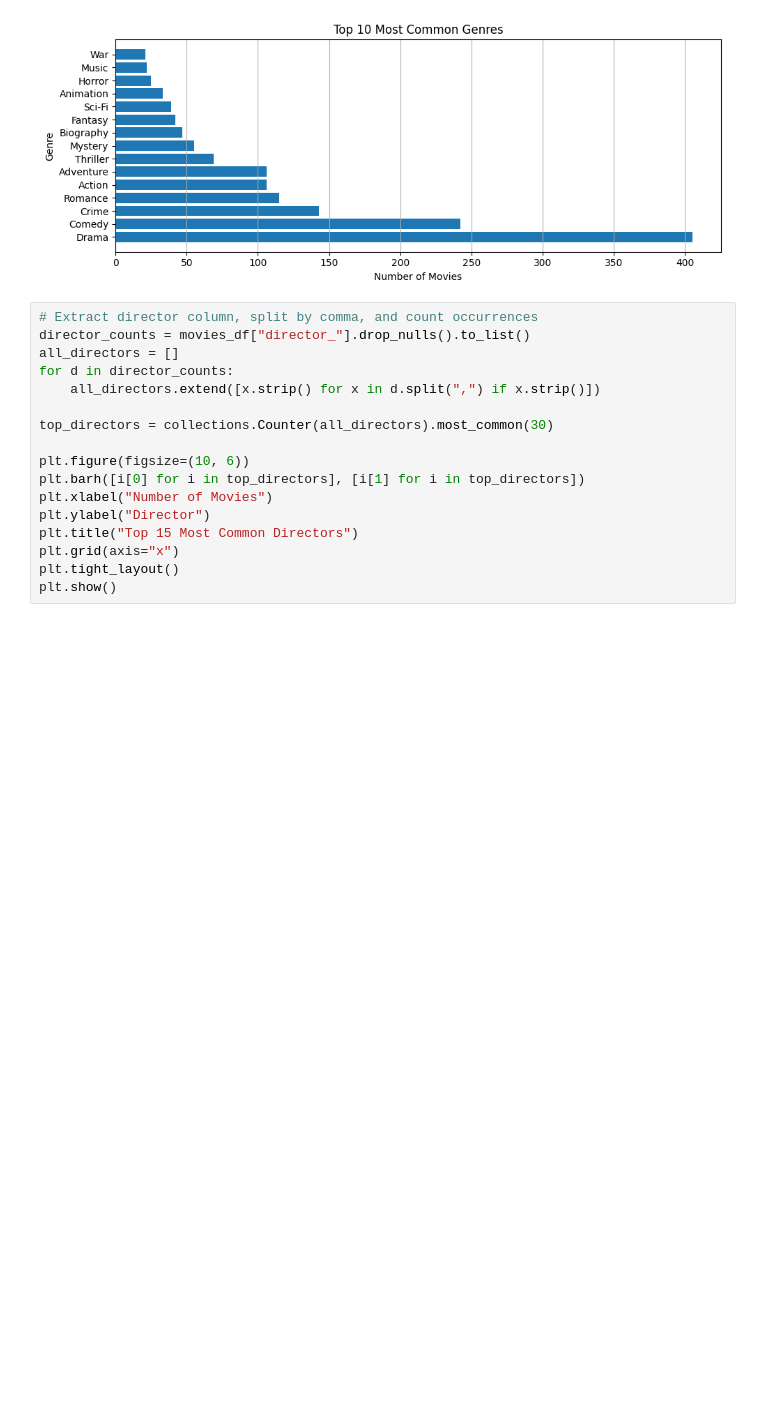
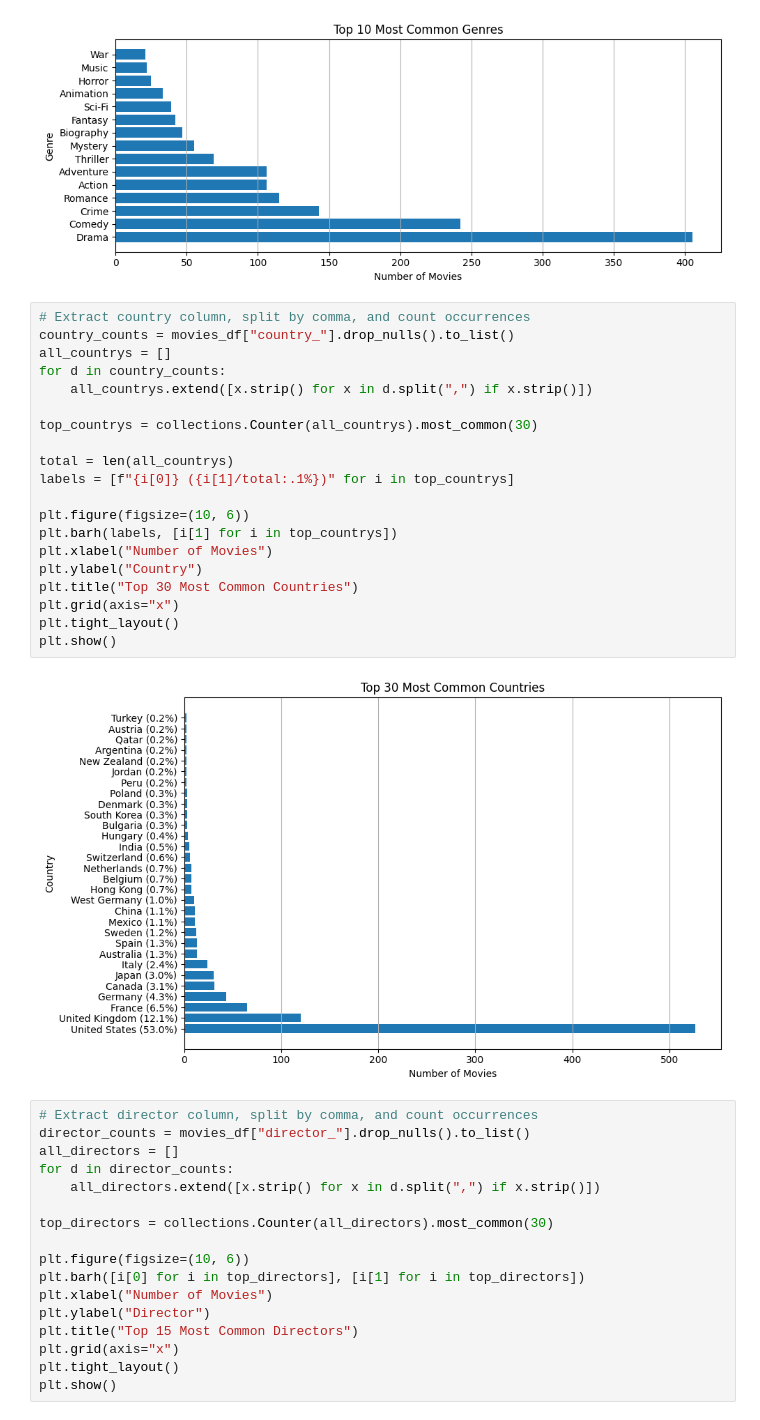
Before and after one commit to KonstantinBurkin/movie-list, a Jupyter notebook: notebooks/6_analytics.ipynb, the cells around one changed output. Saved outputs shown, nothing was run; the diff lists cells and outputs as text; blank space fills up the shorter version.

Commit message:
add countries plot

```diff
--- a/notebooks/6_analytics.ipynb
+++ b/notebooks/6_analytics.ipynb
@@ -145,6 +145,28 @@ plt.tight_layout()
 plt.show()
 # %% [output]
 [figure]
+# %%
+# Extract country column, split by comma, and count occurrences
+country_counts = movies_df["country_"].drop_nulls().to_list()
+all_countrys = []
+for d in country_counts:
+    all_countrys.extend([x.strip() for x in d.split(",") if x.strip()])
+
+top_countrys = collections.Counter(all_countrys).most_common(30)
+
+total = len(all_countrys)
+labels = [f"{i[0]} ({i[1]/total:.1%})" for i in top_countrys]
+
+plt.figure(figsize=(10, 6))
+plt.barh(labels, [i[1] for i in top_countrys])
+plt.xlabel("Number of Movies")
+plt.ylabel("Country")
+plt.title("Top 30 Most Common Countries")
+plt.grid(axis="x")
+plt.tight_layout()
+plt.show()
+# %% [output]
+[figure, added]
 # %%
 # Extract director column, split by comma, and count occurrences
 director_counts = movies_df["director_"].drop_nulls().to_list()
```
